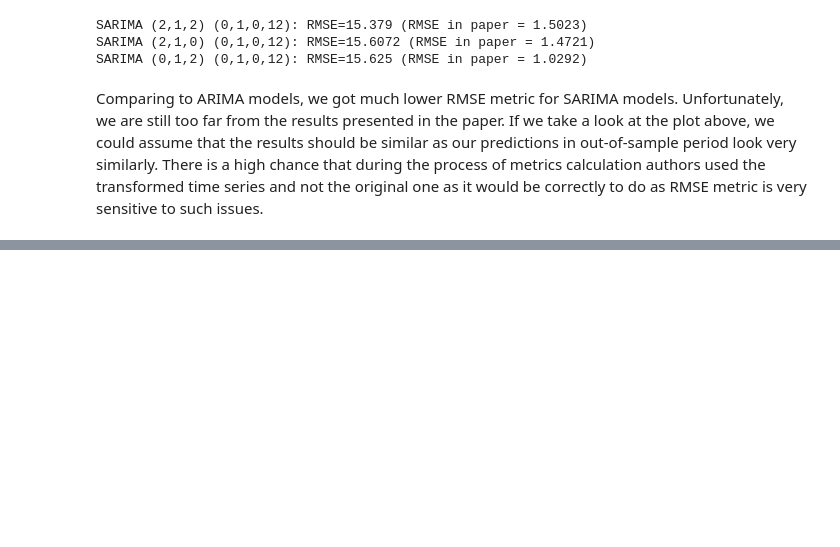
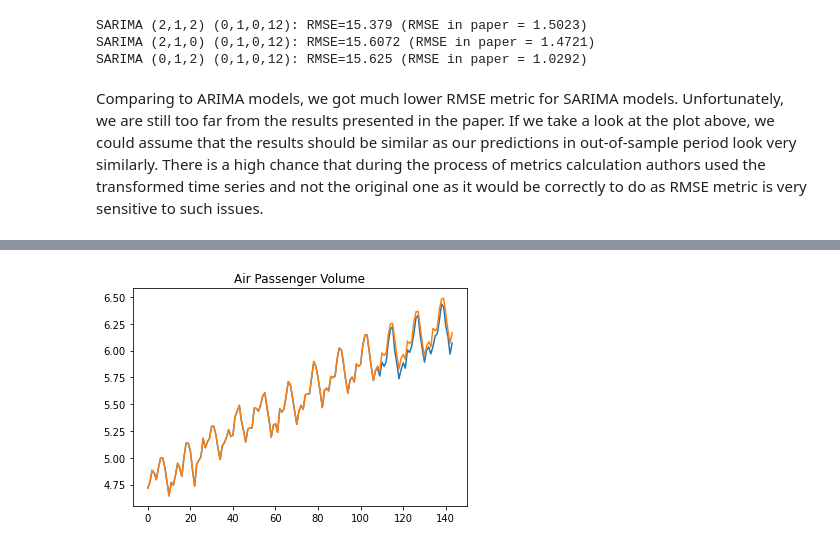
Before and after one commit to Staneesh/Repro2023, a Jupyter notebook: main.ipynb, the cells around one changed output, grey strips where cells are left out. Cells and saved outputs as stored; diff of their text form; code cells hidden in the pictures; blank space fills up the shorter version.

```diff
--- a/main.ipynb
+++ b/main.ipynb
@@ -421,0 +445,4 @@ Comparing to ARIMA models, we got much lower RMSE metric for SARIMA models. Unfo
+# %%
+sarima210_110_12_log, sarima210_110_12_pred_log = run_log_sarima_model((2,1,0), (0,1,0,12), print_plot = True)
+# %% [output]
+[figure, added]
```
Also changed, not shown: parts of 10 cells of this notebook.
